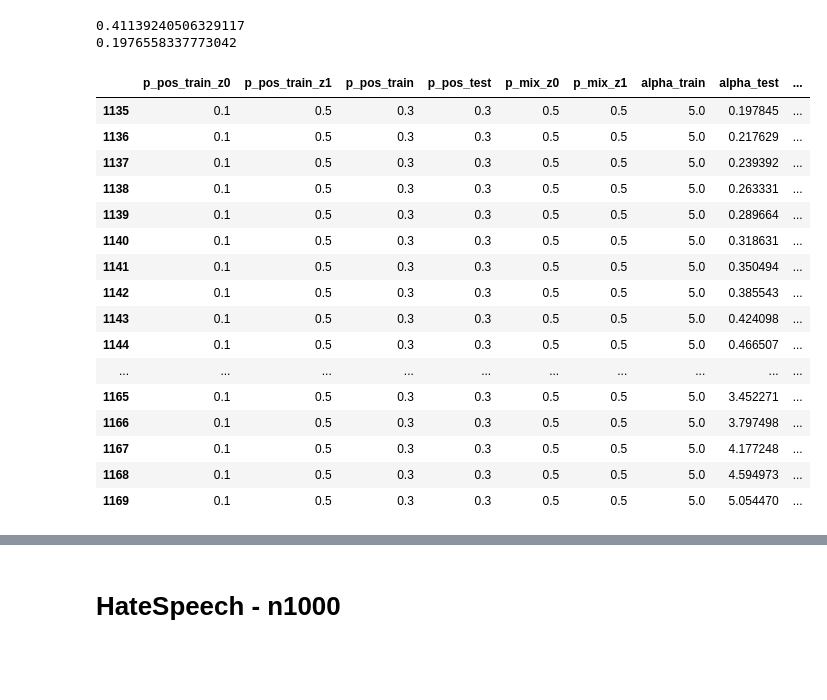
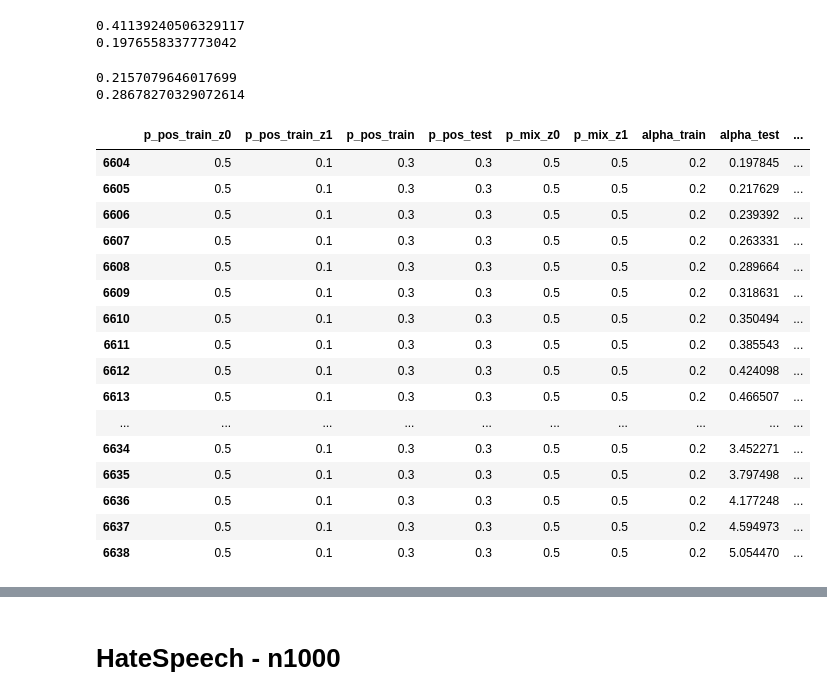
Before and after one commit to LinguisticAnomalies/DeconDTN, a Jupyter notebook: notebooks_xiruo/[test] select sampling numbers for lora fine tune.ipynb, the cells around one changed output, grey strips where cells are left out. Cells and saved outputs as stored; diff of their text form; code cells hidden in the pictures; blank space fills up the shorter version.

```diff
--- a/notebooks_xiruo/[test] select sampling numbers for lora fine tune.ipynb
+++ b/notebooks_xiruo/[test] select sampling numbers for lora fine tune.ipynb
@@ -47,6 +48,10 @@ df_shac = load_process_SHAC(replaceNA="all")
 
 df_shac_uw = df_shac.query("location == 'uw'").reset_index(drop=True)
 df_shac_mimic = df_shac.query("location == 'mimic'").reset_index(drop=True)
+# %%
+df_all = load_cd()
+df_avh = df_all['avh']
+df_r56 = df_all['r56']
 # %%
 print(df_dynGen['label_binary'].sum()/len(df_dynGen))
 print(df_wsf['label_binary'].sum()/len(df_wsf))
@@ -59,8 +64,14 @@ print(df_shac_mimic['Drug'].sum()/len(df_shac_mimic))
 # %% [output]
 0.41139240506329117
 0.1976558337773042
+# %%
+print(df_avh['label_binary'].sum()/len(df_avh))
+print(df_r56['label_binary'].sum()/len(df_r56))
+# %% [output]
+0.2157079646017699
+0.28678270329072614
 # %%
-# ## Hate Speech
+# # ## Hate Speech
 # df0 = df_dynGen
 # df1 = df_wsf
 # df_split_label = "label_binary"
@@ -75,15 +86,28 @@ print(df_shac_mimic['Drug'].sum()/len(df_shac_mimic))
 
 # SHAC
 
-df_split_label = "Drug"
+# df_split_label = "Drug"
 
-df0 = df_shac_uw
-df1 = df_shac_mimic
-p_pos_train_z0_ls = np.arange(0, 1, 0.1)
-p_pos_train_z1_ls = np.arange(0, 1, 0.1)
-p_mix_z1_ls = np.arange(0, 1, 0.05)
+# df0 = df_shac_uw
+# df1 = df_shac_mimic
+# p_pos_train_z0_ls = np.arange(0, 1, 0.1)
+# p_pos_train_z1_ls = np.arange(0, 1, 0.1)
+# p_mix_z1_ls = np.arange(0, 1, 0.05)
 
+# n_test = 200
+
+
+# ## Hate Speech
+df0 = df_avh
+df1 = df_r56
+df_split_label = "label_binary"
+
+p_pos_train_z0_ls = np.arange(0, 1, 0.1) # probability of training set examples drawn from site/domain z0 being positive
+p_pos_train_z1_ls = np.arange(0, 1, 0.1) # probability of test set examples drawn from site/domain z1 being positive
+p_mix_z1_ls     = np.arange(0.1, 0.9, 0.1)
 n_test = 200
+
+
 
 ##### Split
 
@@ -138,22 +162,22 @@ tmp = [x['mix_param_dict'] for x in valid_n_full_settings]
 # %%
 df = pd.DataFrame(tmp)
 # %%
-df.query("(alpha_train == 5) and (C_z == 0.5) and (p_mix_z0 == 0.5) and (0.1 <= p_pos_train_z0 <=0.2)")
+df.query("(alpha_train == 0.2) and (C_z == 0.5) and (p_mix_z0 == 0.5) and (0.1 <= p_pos_train_z1 <=0.2)")
 # %% [output]
 |  | p_pos_train_z0 | p_pos_train_z1 | p_pos_train | p_pos_test | p_mix_z0 | p_mix_z1 | alpha_train | alpha_test | ... |
-| 1135 | 0.1 | 0.5 | 0.3 | 0.3 | 0.5 | 0.5 | 5.0 | 0.197845 | ... |
-| 1136 | 0.1 | 0.5 | 0.3 | 0.3 | 0.5 | 0.5 | 5.0 | 0.217629 | ... |
-| 1137 | 0.1 | 0.5 | 0.3 | 0.3 | 0.5 | 0.5 | 5.0 | 0.239392 | ... |
-| 1138 | 0.1 | 0.5 | 0.3 | 0.3 | 0.5 | 0.5 | 5.0 | 0.263331 | ... |
-| 1139 | 0.1 | 0.5 | 0.3 | 0.3 | 0.5 | 0.5 | 5.0 | 0.289664 | ... |
-| 1140 | 0.1 | 0.5 | 0.3 | 0.3 | 0.5 | 0.5 | 5.0 | 0.318631 | ... |
-| 1141 | 0.1 | 0.5 | 0.3 | 0.3 | 0.5 | 0.5 | 5.0 | 0.350494 | ... |
-| 1142 | 0.1 | 0.5 | 0.3 | 0.3 | 0.5 | 0.5 | 5.0 | 0.385543 | ... |
-| 1143 | 0.1 | 0.5 | 0.3 | 0.3 | 0.5 | 0.5 | 5.0 | 0.424098 | ... |
-| 1144 | 0.1 | 0.5 | 0.3 | 0.3 | 0.5 | 0.5 | 5.0 | 0.466507 | ... |
+| 6604 | 0.5 | 0.1 | 0.3 | 0.3 | 0.5 | 0.5 | 0.2 | 0.197845 | ... |
+| 6605 | 0.5 | 0.1 | 0.3 | 0.3 | 0.5 | 0.5 | 0.2 | 0.217629 | ... |
+| 6606 | 0.5 | 0.1 | 0.3 | 0.3 | 0.5 | 0.5 | 0.2 | 0.239392 | ... |
+| 6607 | 0.5 | 0.1 | 0.3 | 0.3 | 0.5 | 0.5 | 0.2 | 0.263331 | ... |
+| 6608 | 0.5 | 0.1 | 0.3 | 0.3 | 0.5 | 0.5 | 0.2 | 0.289664 | ... |
+| 6609 | 0.5 | 0.1 | 0.3 | 0.3 | 0.5 | 0.5 | 0.2 | 0.318631 | ... |
+| 6610 | 0.5 | 0.1 | 0.3 | 0.3 | 0.5 | 0.5 | 0.2 | 0.350494 | ... |
+| 6611 | 0.5 | 0.1 | 0.3 | 0.3 | 0.5 | 0.5 | 0.2 | 0.385543 | ... |
+| 6612 | 0.5 | 0.1 | 0.3 | 0.3 | 0.5 | 0.5 | 0.2 | 0.424098 | ... |
+| 6613 | 0.5 | 0.1 | 0.3 | 0.3 | 0.5 | 0.5 | 0.2 | 0.466507 | ... |
 | ... | ... | ... | ... | ... | ... | ... | ... | ... | ... |
-| 1165 | 0.1 | 0.5 | 0.3 | 0.3 | 0.5 | 0.5 | 5.0 | 3.452271 | ... |
-| 1166 | 0.1 | 0.5 | 0.3 | 0.3 | 0.5 | 0.5 | 5.0 | 3.797498 | ... |
-| 1167 | 0.1 | 0.5 | 0.3 | 0.3 | 0.5 | 0.5 | 5.0 | 4.177248 | ... |
-| 1168 | 0.1 | 0.5 | 0.3 | 0.3 | 0.5 | 0.5 | 5.0 | 4.594973 | ... |
-| 1169 | 0.1 | 0.5 | 0.3 | 0.3 | 0.5 | 0.5 | 5.0 | 5.054470 | ... |
+| 6634 | 0.5 | 0.1 | 0.3 | 0.3 | 0.5 | 0.5 | 0.2 | 3.452271 | ... |
+| 6635 | 0.5 | 0.1 | 0.3 | 0.3 | 0.5 | 0.5 | 0.2 | 3.797498 | ... |
+| 6636 | 0.5 | 0.1 | 0.3 | 0.3 | 0.5 | 0.5 | 0.2 | 4.177248 | ... |
+| 6637 | 0.5 | 0.1 | 0.3 | 0.3 | 0.5 | 0.5 | 0.2 | 4.594973 | ... |
+| 6638 | 0.5 | 0.1 | 0.3 | 0.3 | 0.5 | 0.5 | 0.2 | 5.054470 | ... |
```
Also changed, not shown: parts of 10 cells of this notebook, 26 other files.
